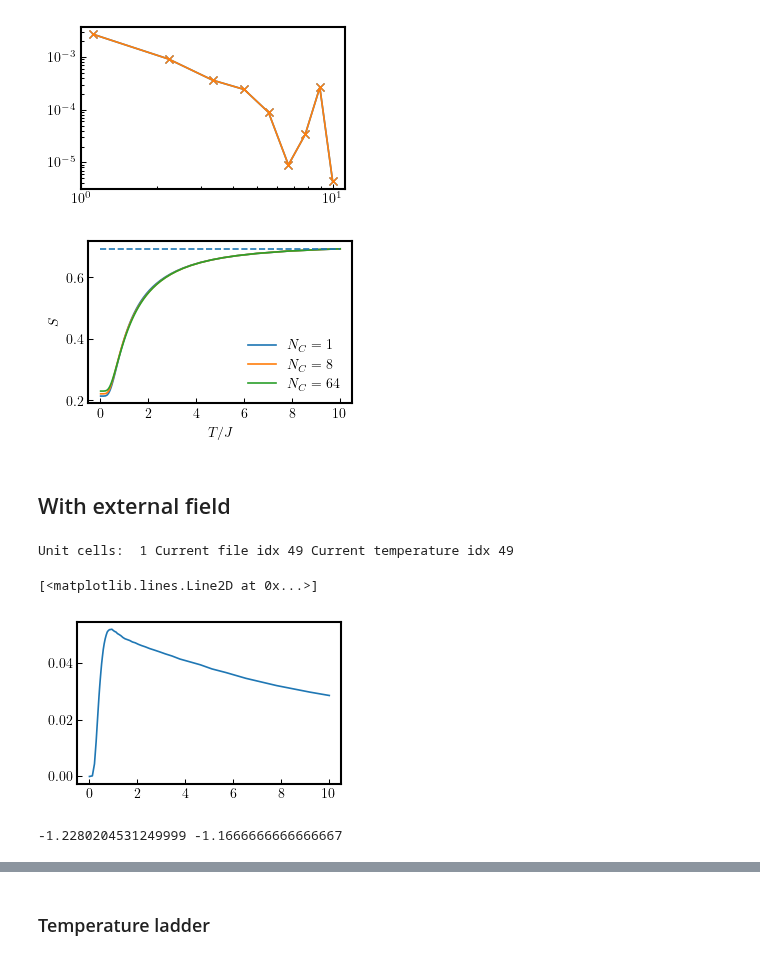
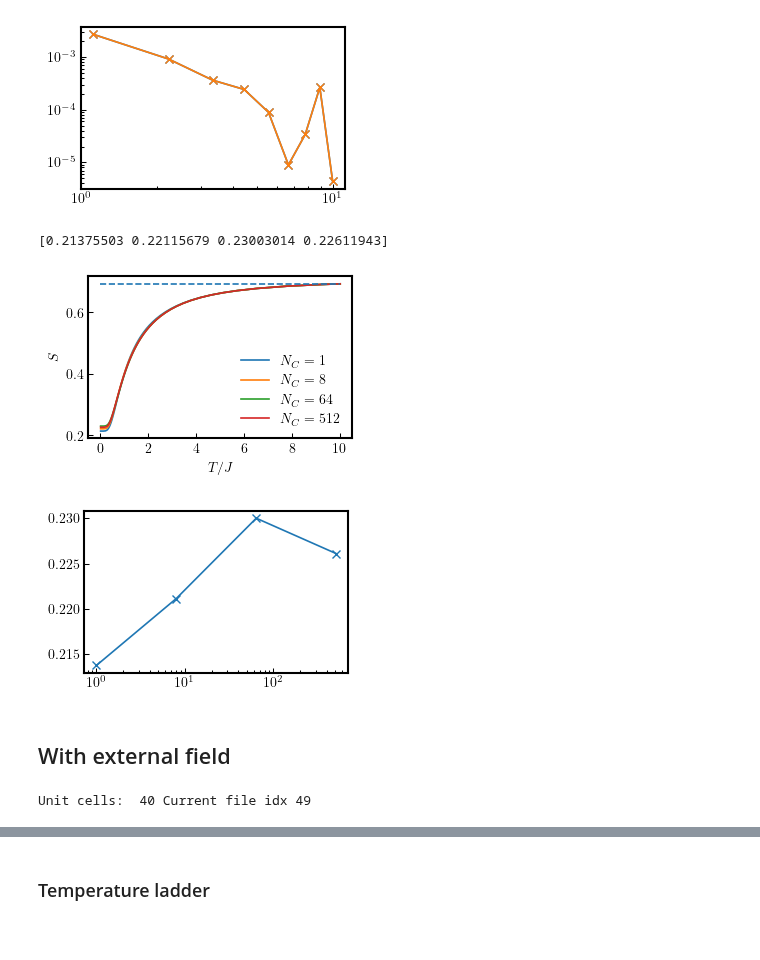
Before and after one commit to Alejo-Costa-Duran/ParallelTempering, a Jupyter notebook: dataAnalysis.ipynb, the cells around one changed output, grey strips where cells are left out. Saved outputs shown, nothing was run; the diff lists cells and outputs as text; code cells hidden in the pictures.

```diff
--- a/dataAnalysis.ipynb
+++ b/dataAnalysis.ipynb
@@ -172,11 +139,18 @@ cv1 = np.load("./ProcessedData/cv1.npy")
 cverr1 = np.load("./ProcessedData/cverr1.npy")
 t1 = np.load("./ProcessedData/t1.npy")
 
-# e8 = np.load("./ProcessedData/e8.npy")
-# m8 = np.load("./ProcessedData/m8.npy")
-# cv8 = np.load("./ProcessedData/cv8.npy")
-# cverr8 = np.load("./ProcessedData/cverr8.npy")
-# t8 = np.load("./ProcessedData/t8.npy")
+e8 = np.load("./ProcessedData/e8.npy")
+m8 = np.load("./ProcessedData/m8.npy")
+cv8 = np.load("./ProcessedData/cv8.npy")
+cverr8 = np.load("./ProcessedData/cverr8.npy")
+t8 = np.load("./ProcessedData/t8.npy")
+
+corr512 = np.load("./ProcessedData/corr512.npy")
+e512 = np.load("./ProcessedData/e512.npy")
+m512 = np.load("./ProcessedData/m512.npy")
+cv512 = np.load("./ProcessedData/cv512.npy")
+cverr512 = np.load("./ProcessedData/cverr512.npy")
+t512 = np.load("./ProcessedData/t512.npy")
 # %%
 figCv, axCv = plt.subplots()
 axCv.errorbar(np.array(t1),cv1,2*cverr1, label = r'$N_C = 1$')
@@ -214,38 +190,42 @@ axCorr.set_yscale('log')
 # %%
 ### Entropy calculation
 from scipy.integrate import simps as simps
 from scipy.integrate import trapz as trapz
 def entropy(cv, temp):
     e1 = [np.log(2)-trapz(cv[n:]/temp[n:],temp[n:]) for n in range(len(cv))]
     return e1
 
 
 figEntropy, axEntropy = plt.subplots()
 
 
 axEntropy.plot(t1,entropy(cv1,t1), label = r'$N_C = 1$')
 axEntropy.plot(t8,entropy(cv8,t8), label = r'$N_C = 8$')
 axEntropy.plot(t64,entropy(cv64,t64), label = r'$N_C = 64$')
+axEntropy.plot(t512,entropy(cv512,t512), label = r'$N_C = 512$')
 axEntropy.hlines(np.log(2),0,10,linestyles='dashed')
 axEntropy.set_ylabel(r'$S$')
 axEntropy.set_xlabel(r'$T/J$')
 axEntropy.legend()
 
+entropies = np.array([entropy(cv1,t1)[0],entropy(cv8,t8)[0],entropy(cv64,t64)[0],entropy(cv512,t512)[0]])
+
 figEntropy.savefig("./fig_chHypModels_entropy37.eps",format = 'eps',dpi=800, bbox_inches = 'tight',pad_inches = 0.03)
+figEntropy.show()
+print(entropies)
+plt.figure(5)
+plt.plot([1,8,64,512],entropies,'x-')
+plt.xscale('log')
 # %% [output]
+[0.21375503 0.22115679 0.23003014 0.22611943]
-[figure, old version]
+[figure, new version]
+[figure, added]
 # %% [markdown]
 ## With external field
-# %%
-corr8, e8,m8,cv8,cverr8, t8 = process_data("../PT-Data/05Field/DatosN1Proceso",50,24*1,-1)
-# %% [output]
-Unit cells:  1 Current file idx 49 Current temperature idx 49
-# %%
-plt.plot(t8,m8)
-# %% [output]
-[<matplotlib.lines.Line2D at 0x...>]
-[figure, removed]
-# %%
-print(e8[0],e64[0])
-# %% [output]
--1.2280204531249999 -1.1666666666666667
+# %%
+corr48open, e48open,m48open,cv48open,cverr48open, t48open = process_data("../PT-Data/Open/DatosN0Proceso",50,48,-1,10)
+corr363open, e363open,m363open,cv363open,cverr363open, t363open = process_data("../PT-Data/Open/DatosN1Proceso",50,363,-1,10)
+corr960open, e960open,m960open,cv960open,cverr363open, t363open = process_data("../PT-Data/Open/DatosN2Proceso",50,960,-1,10)
+#corr64, e64,m64,cv64,cverr64, t64 = process_data("../PT-Data/05Field/DatosN64Proceso",50,24*64,-1,10)
+# %% [output]
+Unit cells:  40 Current file idx 49
```
Also changed, not shown: parts of 10 cells of this notebook, 28 other files.
